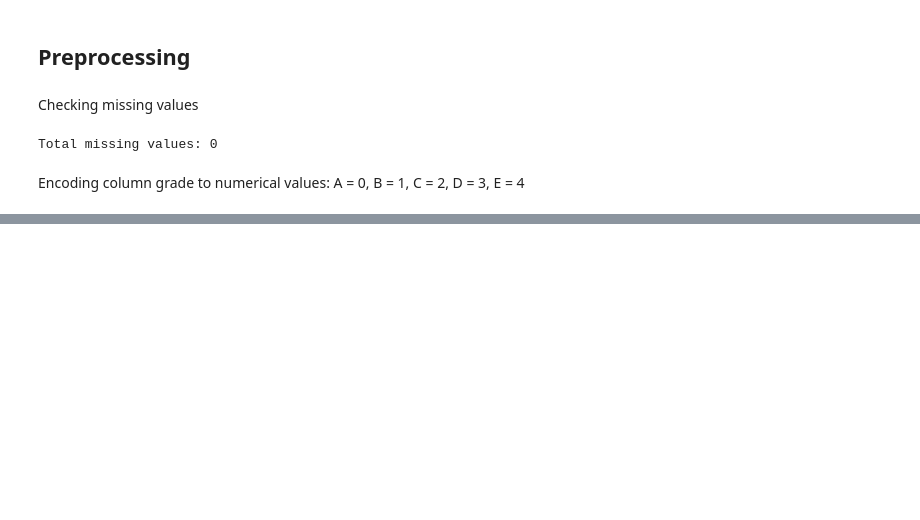
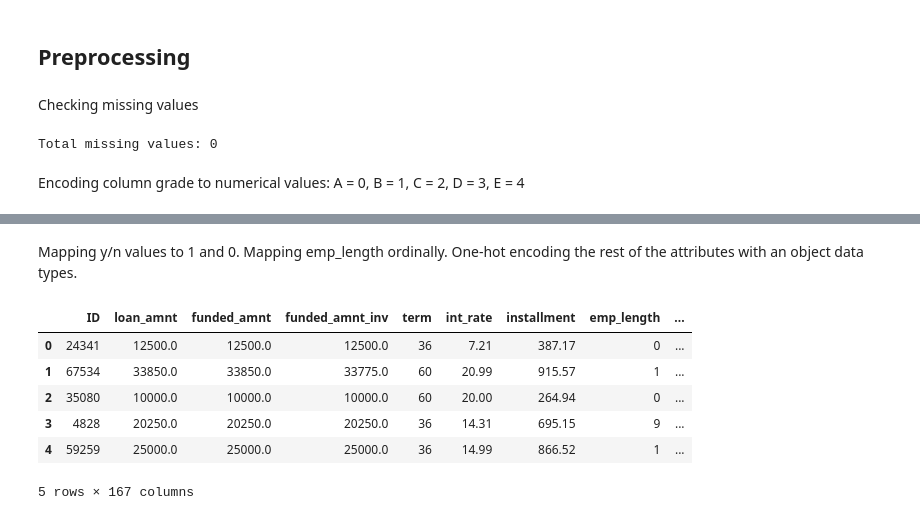
Before and after one commit to emmabachura/Machine-Learning, a Jupyter notebook: src/loan/loan-preprocessing.ipynb, the cells around one changed output, grey strips where cells are left out. Drawn from its saved outputs; the diff is of its cells as text; code cells hidden in the pictures; blank space fills up the shorter version.

```diff
--- a/src/loan/loan-preprocessing.ipynb
+++ b/src/loan/loan-preprocessing.ipynb
@@ -26,8 +26,3 @@ print("Total missing values:", int(missing_counts.sum()))
 Total missing values: 0
 # %% [markdown]
 Encoding column grade to numerical values: A = 0, B = 1, C = 2, D = 3, E = 4
-# %%
-# Encode `grade` A->0, B->1, C->2, D->3, E->4 (simple)
-mapping = {'A': 0, 'B': 1, 'C': 2, 'D': 3, 'E': 4}
-df['grade'] = df['grade'].astype('string').str.strip().str.upper().map(mapping)
-df.head()
@@ -44,0 +83,3 @@ unique sample: [ 0.  4.  3.  2.  1. nan]
+# %%
+pd.set_option('display.max_rows', None)
+df.dtypes
@@ -44,0 +162,2 @@ unique sample: [ 0.  4.  3.  2.  1. nan]
+# %% [markdown]
+Mapping y/n values to 1 and 0. Mapping emp_length ordinally. One-hot encoding the rest of the attributes with an object data types.
@@ -44,0 +194,10 @@ unique sample: [ 0.  4.  3.  2.  1. nan]
+# %%
+df_encoded.head()
+# %% [output]
+|  | ID | loan_amnt | funded_amnt | funded_amnt_inv | term | int_rate | installment | emp_length | ... |
+| 0 | 24341 | 12500.0 | 12500.0 | 12500.0 | 36 | 7.21 | 387.17 | 0 | ... |
+| 1 | 67534 | 33850.0 | 33850.0 | 33775.0 | 60 | 20.99 | 915.57 | 1 | ... |
+| 2 | 35080 | 10000.0 | 10000.0 | 10000.0 | 60 | 20.00 | 264.94 | 0 | ... |
+| 3 | 4828 | 20250.0 | 20250.0 | 20250.0 | 36 | 14.31 | 695.15 | 9 | ... |
+| 4 | 59259 | 25000.0 | 25000.0 | 25000.0 | 36 | 14.99 | 866.52 | 1 | ... |
+5 rows × 167 columns
```
Also changed, not shown: parts of 18 cells of this notebook.
